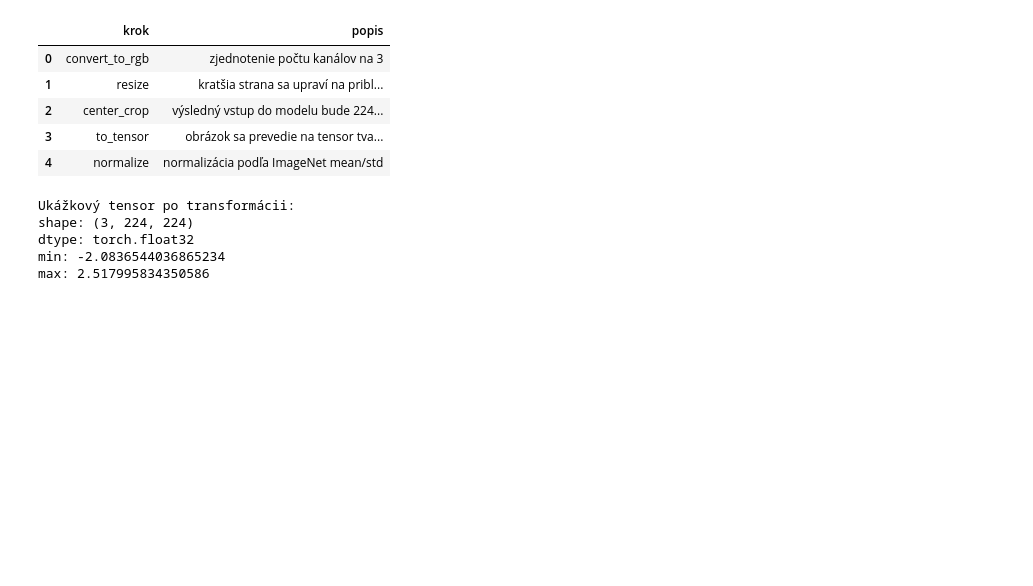
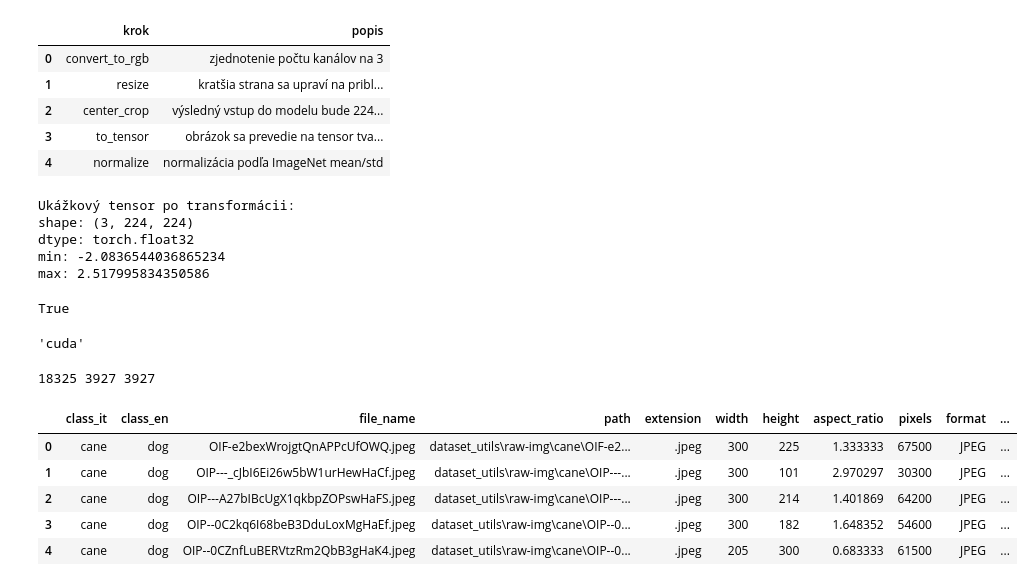
Before and after one commit to Lui105/Neuronove_siete, a Jupyter notebook: Animal10.ipynb, the cells around one changed output. Drawn from its saved outputs; the diff is of its cells as text; code cells hidden in the pictures; blank space fills up the shorter version.

Commit message:
First experiments Animal10

```diff
--- a/Animal10.ipynb
+++ b/Animal10.ipynb
@@ -688,3 +705,50 @@ shape: (3, 224, 224)
 dtype: torch.float32
 min: -2.0836544036865234
 max: 2.517995834350586
+# %%
+load_dotenv()
+os.environ["WANDB_API_KEY"] = os.getenv('WANDB_API_KEY')
+
+wandb.login()
+# %% [output]
+True
+# %%
+def set_seed(seed: int = 42):
+    random.seed(seed)
+    np.random.seed(seed)
+    torch.manual_seed(seed)
+    torch.cuda.manual_seed_all(seed)
+
+set_seed(42)
+
+torch.backends.cudnn.benchmark = True
+
+DEVICE = (
+    "cuda" if torch.cuda.is_available()
+    else "mps" if torch.backends.mps.is_available()
+    else "cpu"
+)
+DEVICE
+# %% [output]
+'cuda'
+# %%
+ARTIFACTS_DIR = Path("artifacts/animal10")
+
+train_csv = ARTIFACTS_DIR / "animal10_train.csv"
+val_csv   = ARTIFACTS_DIR / "animal10_val.csv"
+test_csv  = ARTIFACTS_DIR / "animal10_test.csv"
+
+train_df = pd.read_csv(train_csv)
+val_df   = pd.read_csv(val_csv)
+test_df  = pd.read_csv(test_csv)
+
+print(len(train_df), len(val_df), len(test_df))
+train_df.head()
+# %% [output]
+18325 3927 3927
+|  | class_it | class_en | file_name | path | extension | width | height | aspect_ratio | pixels | format | ... |
+| 0 | cane | dog | OIF-e2bexWrojgtQnAPPcUfOWQ.jpeg | dataset_utils\raw-img\cane\OIF-e2... | .jpeg | 300 | 225 | 1.333333 | 67500 | JPEG | ... |
+| 1 | cane | dog | OIP---_cJbI6Ei26w5bW1urHewHaCf.jpeg | dataset_utils\raw-img\cane\OIP---... | .jpeg | 300 | 101 | 2.970297 | 30300 | JPEG | ... |
+| 2 | cane | dog | OIP---A27bIBcUgX1qkbpZOPswHaFS.jpeg | dataset_utils\raw-img\cane\OIP---... | .jpeg | 300 | 214 | 1.401869 | 64200 | JPEG | ... |
+| 3 | cane | dog | OIP--0C2kq6I68beB3DduLoxMgHaEf.jpeg | dataset_utils\raw-img\cane\OIP--0... | .jpeg | 300 | 182 | 1.648352 | 54600 | JPEG | ... |
+| 4 | cane | dog | OIP--0CZnfLuBERVtzRm2QbB3gHaK4.jpeg | dataset_utils\raw-img\cane\OIP--0... | .jpeg | 205 | 300 | 0.683333 | 61500 | JPEG | ... |
```
Also changed, not shown: parts of 17 cells of this notebook, 3 other files.
